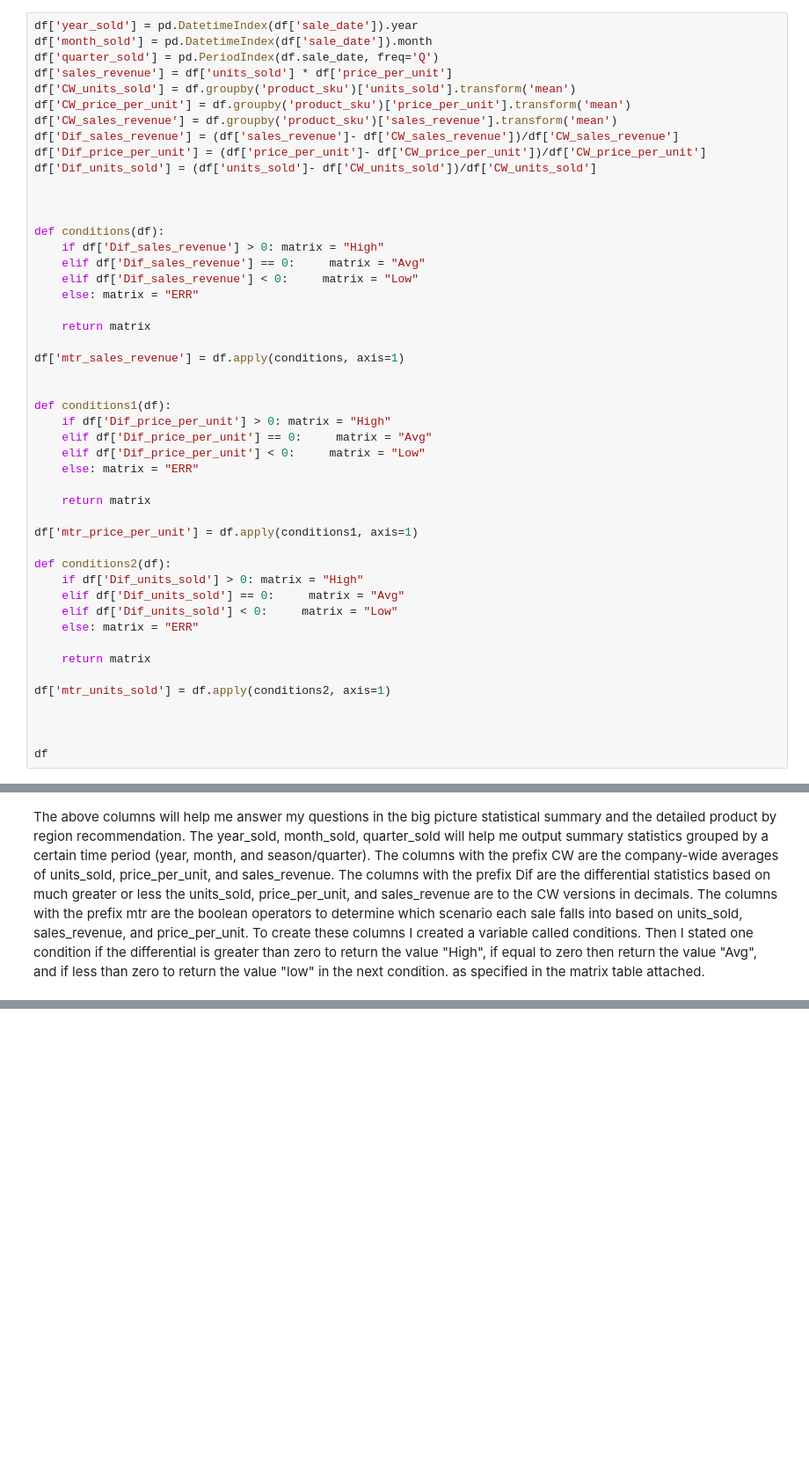
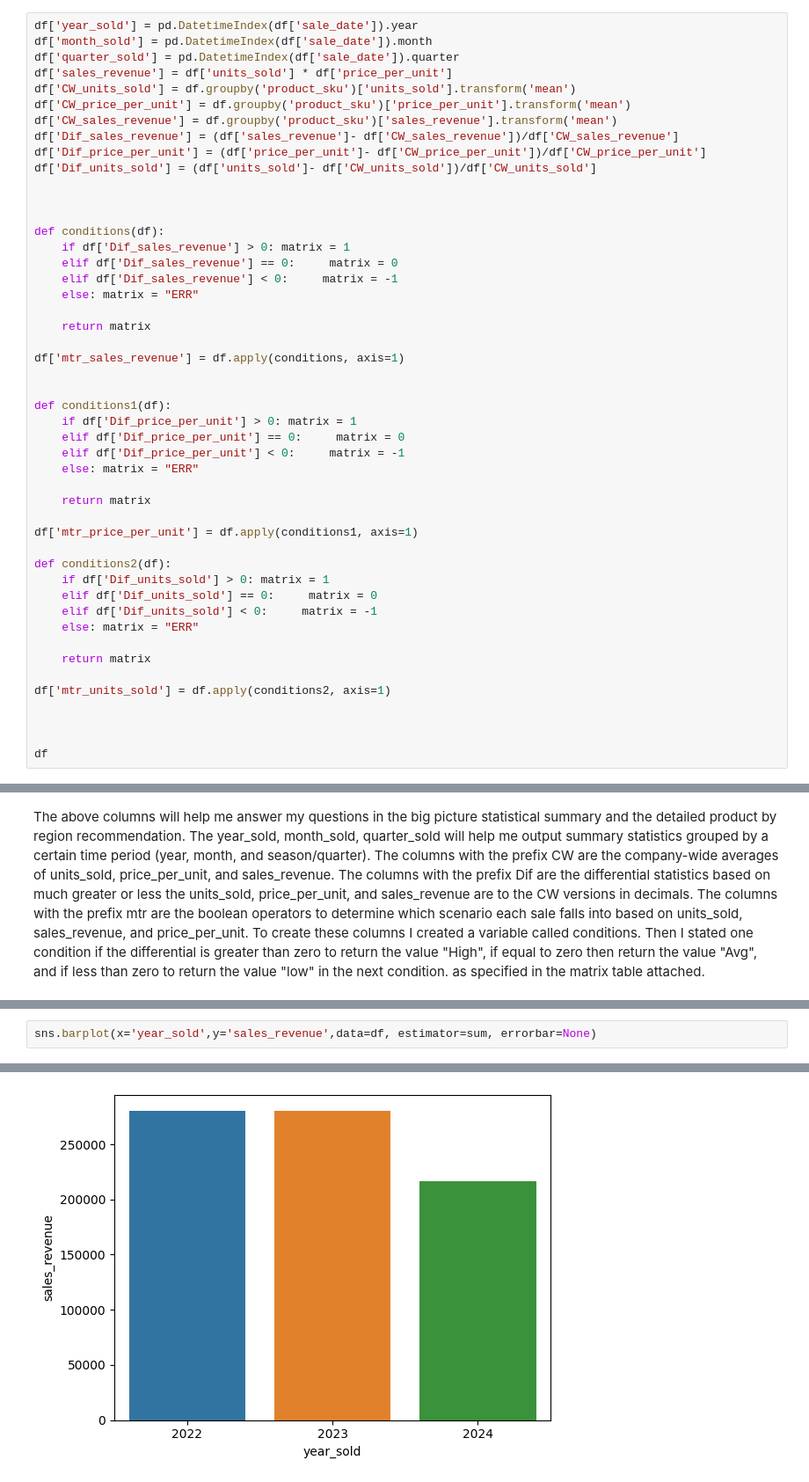
Before and after one commit to ajkam/schulich_data_science, a Jupyter notebook: Assignments/Assignment_1_v2.ipynb, the cells around one changed output, grey strips where cells are left out. Shown at 88% size. Saved outputs shown, nothing was run; the diff lists cells and outputs as text; blank space fills up the shorter version.

```diff
--- a/Assignments/Assignment_1_v2.ipynb
+++ b/Assignments/Assignment_1_v2.ipynb
@@ -736,7 +349,7 @@ Name: units_sold, dtype: float64
 # %%
 df['year_sold'] = pd.DatetimeIndex(df['sale_date']).year
 df['month_sold'] = pd.DatetimeIndex(df['sale_date']).month
-df['quarter_sold'] = pd.PeriodIndex(df.sale_date, freq='Q')
+df['quarter_sold'] = pd.DatetimeIndex(df['sale_date']).quarter
 df['sales_revenue'] = df['units_sold'] * df['price_per_unit']
 df['CW_units_sold'] = df.groupby('product_sku')['units_sold'].transform('mean')
 df['CW_price_per_unit'] = df.groupby('product_sku')['price_per_unit'].transform('mean')
@@ -748,9 +361,9 @@ df['Dif_units_sold'] = (df['units_sold']- df['CW_units_sold'])/df['CW_units_sold
 
 
 def conditions(df):
-    if df['Dif_sales_revenue'] > 0: matrix = "High"
-    elif df['Dif_sales_revenue'] == 0:     matrix = "Avg"
-    elif df['Dif_sales_revenue'] < 0:     matrix = "Low"
+    if df['Dif_sales_revenue'] > 0: matrix = 1
+    elif df['Dif_sales_revenue'] == 0:     matrix = 0
+    elif df['Dif_sales_revenue'] < 0:     matrix = -1
     else: matrix = "ERR"
 
     return matrix
@@ -759,9 +372,9 @@ df['mtr_sales_revenue'] = df.apply(conditions, axis=1)
 
 
 def conditions1(df):
-    if df['Dif_price_per_unit'] > 0: matrix = "High"
-    elif df['Dif_price_per_unit'] == 0:     matrix = "Avg"
-    elif df['Dif_price_per_unit'] < 0:     matrix = "Low"
+    if df['Dif_price_per_unit'] > 0: matrix = 1
+    elif df['Dif_price_per_unit'] == 0:     matrix = 0
+    elif df['Dif_price_per_unit'] < 0:     matrix = -1
     else: matrix = "ERR"
 
     return matrix
@@ -769,9 +382,9 @@ def conditions1(df):
 df['mtr_price_per_unit'] = df.apply(conditions1, axis=1)
 
 def conditions2(df):
-    if df['Dif_units_sold'] > 0: matrix = "High"
-    elif df['Dif_units_sold'] == 0:     matrix = "Avg"
-    elif df['Dif_units_sold'] < 0:     matrix = "Low"
+    if df['Dif_units_sold'] > 0: matrix = 1
+    elif df['Dif_units_sold'] == 0:     matrix = 0
+    elif df['Dif_units_sold'] < 0:     matrix = -1
     else: matrix = "ERR"
 
     return matrix
@@ -839,0 +412,3 @@ NameError: name 'rev_by_quarter' is not defined
+# %%
+sns.barplot(x='year_sold',y='sales_revenue',data=df, estimator=sum, errorbar=None)
+# %% [output]
@@ -839,0 +416 @@ NameError: name 'rev_by_quarter' is not defined
+[figure, added]
```
Also changed, not shown: parts of 86 cells of this notebook.
